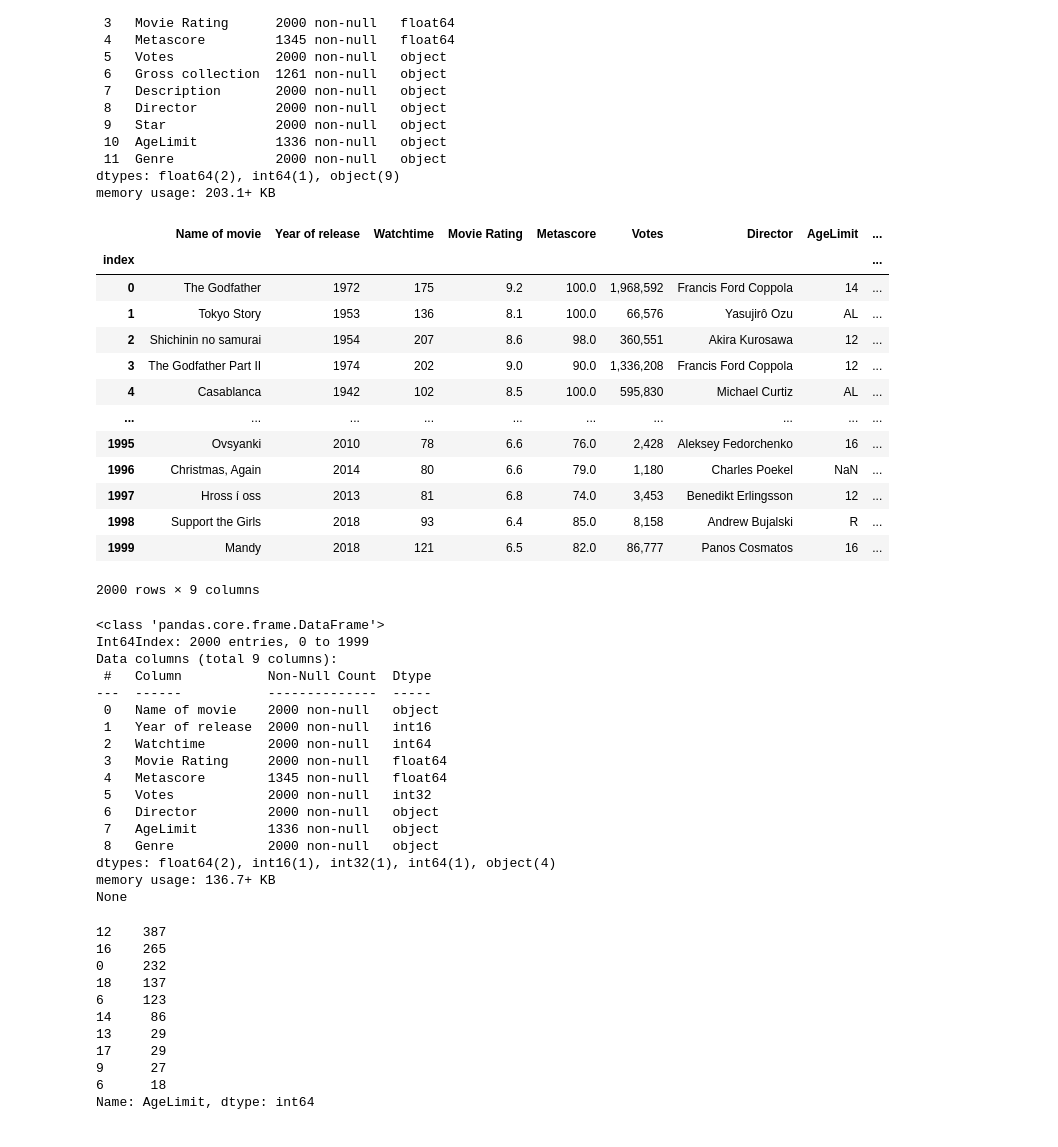
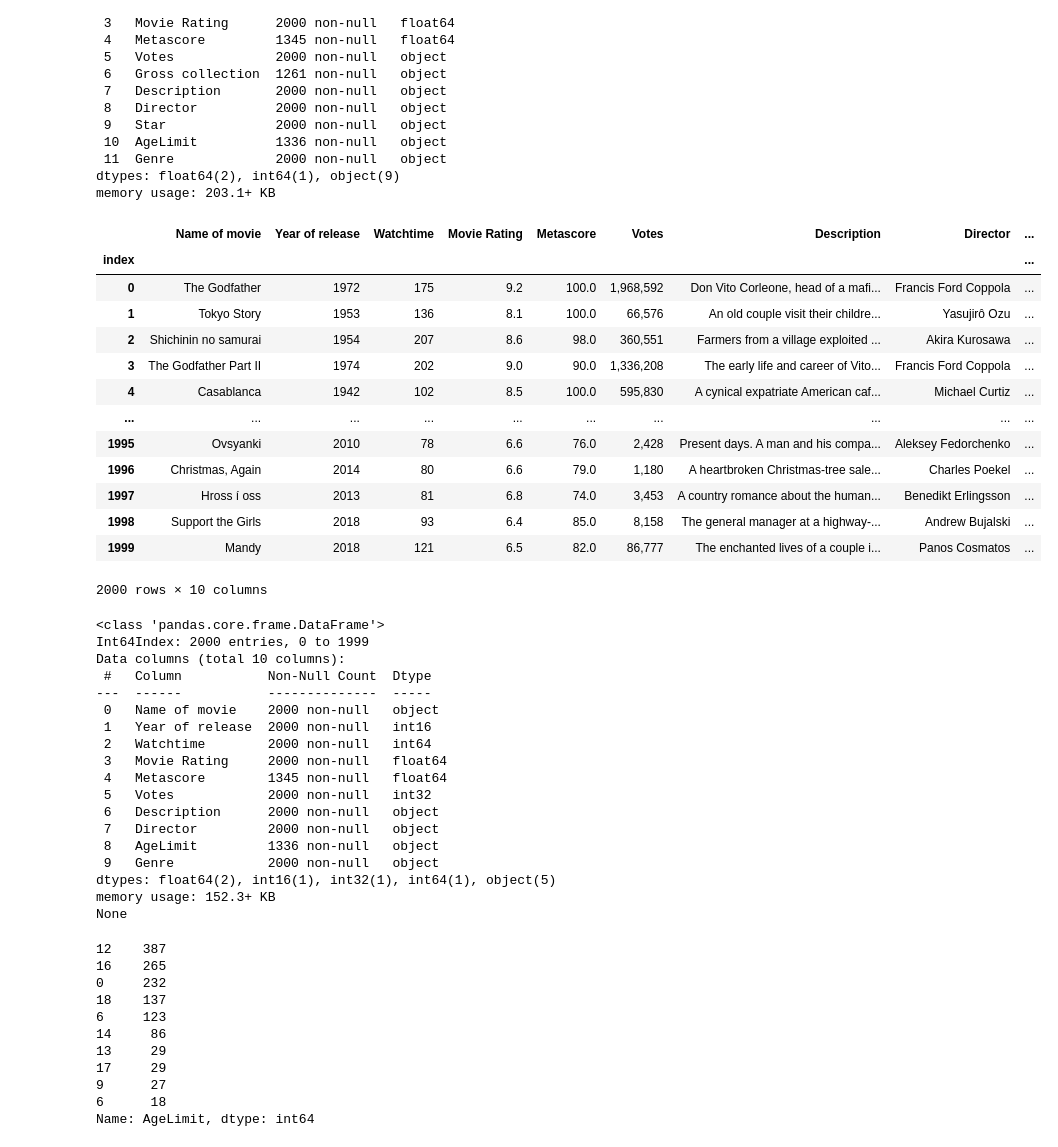
Before and after one commit to Trox824/MoviesDataScrapingAndPridicting, a Jupyter notebook: FilmPrediction.ipynb, the cells around one changed output. Drawn from its saved outputs; the diff is of its cells as text; code cells hidden in the pictures.

```diff
--- a/FilmPrediction.ipynb
+++ b/FilmPrediction.ipynb
@@ -54,25 +54,25 @@ df['Year of release'] = df['Year of release'].apply(lambda year: extract_number(
 # %%
 # Assuming df is your DataFrame
 df.drop('Gross collection', axis=1, inplace=True)
 # Display the DataFrame after dropping the column
-df.drop('Description', axis=1, inplace=True)
+# df.drop('Description', axis=1, inplace=True)
 df.drop('Star', axis=1, inplace=True)
 df
 # %% [output]
-|  | Name of movie | Year of release | Watchtime | Movie Rating | Metascore | Votes | Director | AgeLimit | ... |
+|  | Name of movie | Year of release | Watchtime | Movie Rating | Metascore | Votes | Description | Director | ... |
 | index |  |  |  |  |  |  |  |  | ... |
-| 0 | The Godfather | 1972 | 175 | 9.2 | 100.0 | 1,968,592 | Francis Ford Coppola | 14 | ... |
-| 1 | Tokyo Story | 1953 | 136 | 8.1 | 100.0 | 66,576 | Yasujirô Ozu | AL | ... |
-| 2 | Shichinin no samurai | 1954 | 207 | 8.6 | 98.0 | 360,551 | Akira Kurosawa | 12 | ... |
-| 3 | The Godfather Part II | 1974 | 202 | 9.0 | 90.0 | 1,336,208 | Francis Ford Coppola | 12 | ... |
-| 4 | Casablanca | 1942 | 102 | 8.5 | 100.0 | 595,830 | Michael Curtiz | AL | ... |
+| 0 | The Godfather | 1972 | 175 | 9.2 | 100.0 | 1,968,592 | Don Vito Corleone, head of a mafi... | Francis Ford Coppola | ... |
+| 1 | Tokyo Story | 1953 | 136 | 8.1 | 100.0 | 66,576 | An old couple visit their childre... | Yasujirô Ozu | ... |
+| 2 | Shichinin no samurai | 1954 | 207 | 8.6 | 98.0 | 360,551 | Farmers from a village exploited ... | Akira Kurosawa | ... |
+| 3 | The Godfather Part II | 1974 | 202 | 9.0 | 90.0 | 1,336,208 | The early life and career of Vito... | Francis Ford Coppola | ... |
+| 4 | Casablanca | 1942 | 102 | 8.5 | 100.0 | 595,830 | A cynical expatriate American caf... | Michael Curtiz | ... |
 | ... | ... | ... | ... | ... | ... | ... | ... | ... | ... |
-| 1995 | Ovsyanki | 2010 | 78 | 6.6 | 76.0 | 2,428 | Aleksey Fedorchenko | 16 | ... |
-| 1996 | Christmas, Again | 2014 | 80 | 6.6 | 79.0 | 1,180 | Charles Poekel | NaN | ... |
-| 1997 | Hross í oss | 2013 | 81 | 6.8 | 74.0 | 3,453 | Benedikt Erlingsson | 12 | ... |
-| 1998 | Support the Girls | 2018 | 93 | 6.4 | 85.0 | 8,158 | Andrew Bujalski | R | ... |
-| 1999 | Mandy | 2018 | 121 | 6.5 | 82.0 | 86,777 | Panos Cosmatos | 16 | ... |
+| 1995 | Ovsyanki | 2010 | 78 | 6.6 | 76.0 | 2,428 | Present days. A man and his compa... | Aleksey Fedorchenko | ... |
+| 1996 | Christmas, Again | 2014 | 80 | 6.6 | 79.0 | 1,180 | A heartbroken Christmas-tree sale... | Charles Poekel | ... |
+| 1997 | Hross í oss | 2013 | 81 | 6.8 | 74.0 | 3,453 | A country romance about the human... | Benedikt Erlingsson | ... |
+| 1998 | Support the Girls | 2018 | 93 | 6.4 | 85.0 | 8,158 | The general manager at a highway-... | Andrew Bujalski | ... |
+| 1999 | Mandy | 2018 | 121 | 6.5 | 82.0 | 86,777 | The enchanted lives of a couple i... | Panos Cosmatos | ... |
-2000 rows × 9 columns
+2000 rows × 10 columns
 # %%
 import pandas as pd
 
@@ -89,7 +89,7 @@ print(df.info())
 # %% [output]
 <class 'pandas.core.frame.DataFrame'>
 Int64Index: 2000 entries, 0 to 1999
-Data columns (total 9 columns):
+Data columns (total 10 columns):
  #   Column           Non-Null Count  Dtype
 ---  ------           --------------  -----
  0   Name of movie    2000 non-null   object
@@ -98,11 +98,12 @@ Data columns (total 9 columns):
  3   Movie Rating     2000 non-null   float64
  4   Metascore        1345 non-null   float64
  5   Votes            2000 non-null   int32
- 6   Director         2000 non-null   object
- 7   AgeLimit         1336 non-null   object
- 8   Genre            2000 non-null   object
-dtypes: float64(2), int16(1), int32(1), int64(1), object(4)
-memory usage: 136.7+ KB
+ 6   Description      2000 non-null   object
+ 7   Director         2000 non-null   object
+ 8   AgeLimit         1336 non-null   object
+ 9   Genre            2000 non-null   object
+dtypes: float64(2), int16(1), int32(1), int64(1), object(5)
+memory usage: 152.3+ KB
 None
 # %%
 # Mapping dictionary
```
Also changed, not shown: parts of 7 cells of this notebook.
